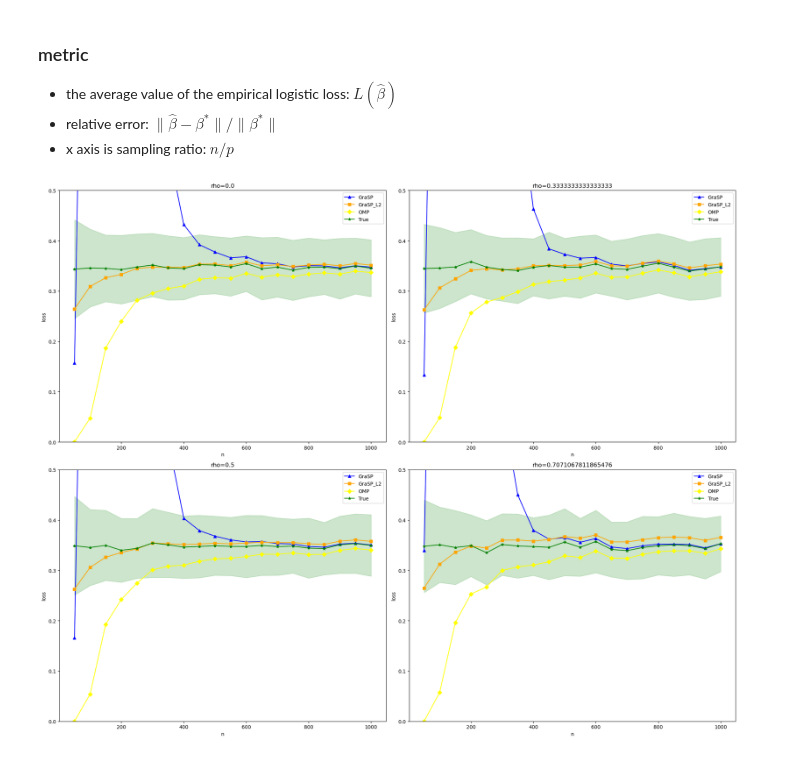
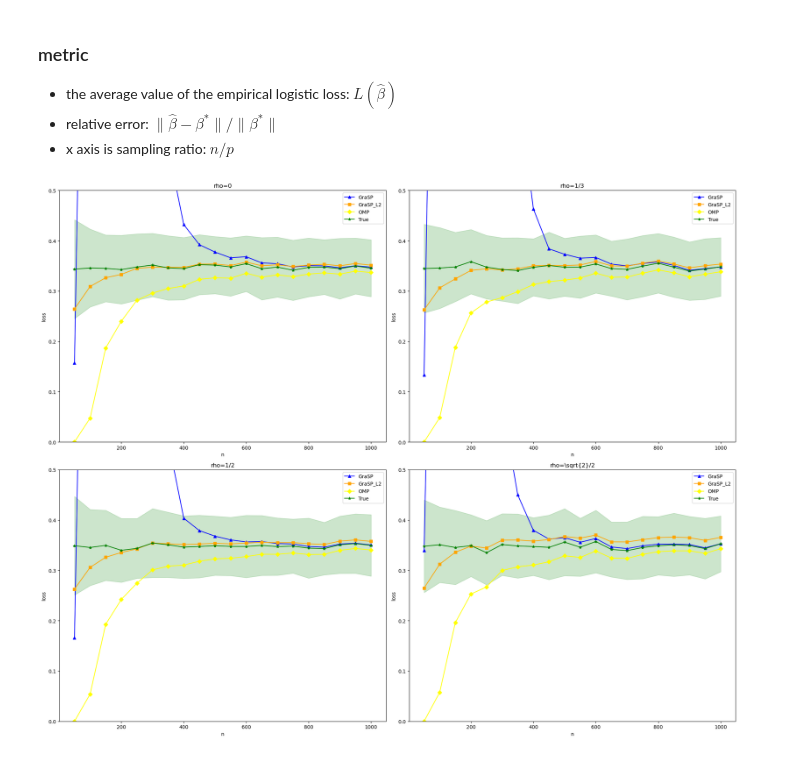
Before and after one commit to abess-team/skscope-reproducibility, a Jupyter notebook: GraSP.ipynb, the cells around one changed output. Drawn from its saved outputs; the diff is of its cells as text; code cells hidden in the pictures.

```diff
--- a/GraSP.ipynb
+++ b/GraSP.ipynb
@@ -31,38 +31,48 @@ import matplotlib.pyplot as plt
 import numpy as np
 
 df = pd.read_csv("GraSP.csv")
+# %%
+def float_to_frac(rho):
+    if rho < 0.1:
+        return "0"
+    elif rho < 0.4:
+        return "1/3"
+    elif rho < 0.6:
+        return "1/2"
+    else:
+        return r"\sqrt{2}/2"
 # %%
 df_grouped = df.groupby(['n', 'rho', 'method'])['loss'].agg(['mean', 'std']).rename(columns={'mean': 'loss', 'std': 'std_loss'}).reset_index()
 
 fig, axs = plt.subplots(nrows=2, ncols=2, figsize=(20, 16))
 
 for i, rho in enumerate(df_grouped['rho'].unique()):
     row = i // 2
     col = i % 2
     ax = axs[row, col]
-    ax.set_title(f"rho={rho}")
+    ax.set_title("rho="+float_to_frac(rho))
     ax.set_xlabel("n")
     ax.set_ylabel("loss")
     ax.set_ylim([0, 0.5])
 
     for j, method in enumerate(df_grouped['method'].unique()):
         df_plot = df_grouped[(df_grouped['rho'] == rho) & (df_grouped['method'] == method)]
 
         if method == "True":
             ax.fill_between(df_plot['n'], df_plot['loss'] - df_plot['std_loss'], df_plot['loss'] + df_plot['std_loss'], alpha=0.2, color='green')
             ax.plot(df_plot['n'], df_plot['loss'], marker='*', color='green', label='True')
         elif method == "OMP":
             ax.plot(df_plot['n'], df_plot['loss'], marker='D', color='yellow', label='OMP')
         elif method == "GraSP":
             ax.plot(df_plot['n'], df_plot['loss'], marker='^', color='blue', label='GraSP')
         elif method == "GraSP_L2":
             ax.plot(df_plot['n'], df_plot['loss'], marker='s', color='orange', label='GraSP_L2')
     ax.legend()
 
 plt.tight_layout()
 plt.show()
 # %% [output]
-[figure, old version]
+[figure, new version]
 # %%
 df_grouped = df.groupby(['n', 'rho', 'method'])['error'].mean().reset_index()
 fig, axs = plt.subplots(nrows=2, ncols=2, figsize=(20, 16))
```
Also changed, not shown: parts of 1 cell of this notebook, 16 other files.
